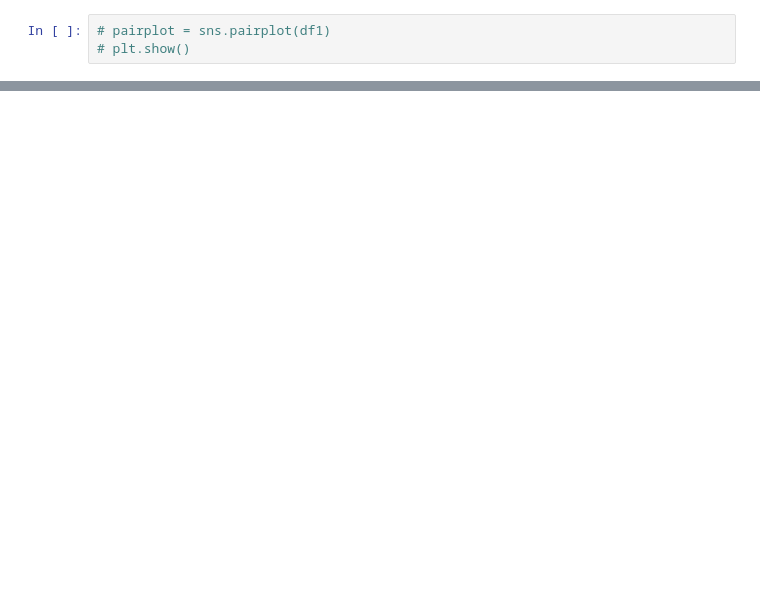
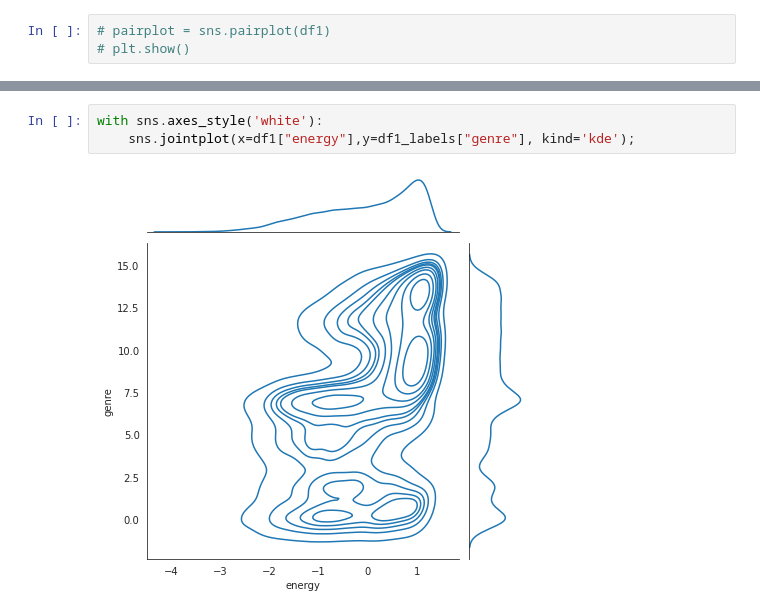
Before and after one commit to bastiendlf/Kaggle-Spotify-SDATA, a Jupyter notebook: data_visualization_ex1.ipynb, the cells around one changed output, grey strips where cells are left out. Drawn from its saved outputs; the diff is of its cells as text; blank space fills up the shorter version.

```diff
--- a/data_visualization_ex1.ipynb
+++ b/data_visualization_ex1.ipynb
@@ -115,0 +127,5 @@ with sns.axes_style('white'):
+# %%
+with sns.axes_style('white'):
+    sns.jointplot(x=df1["energy"],y=df1_labels["genre"], kind='kde');
+# %% [output]
+[figure, added]
```
Also changed, not shown: parts of 5 cells of this notebook, 1 other file.
